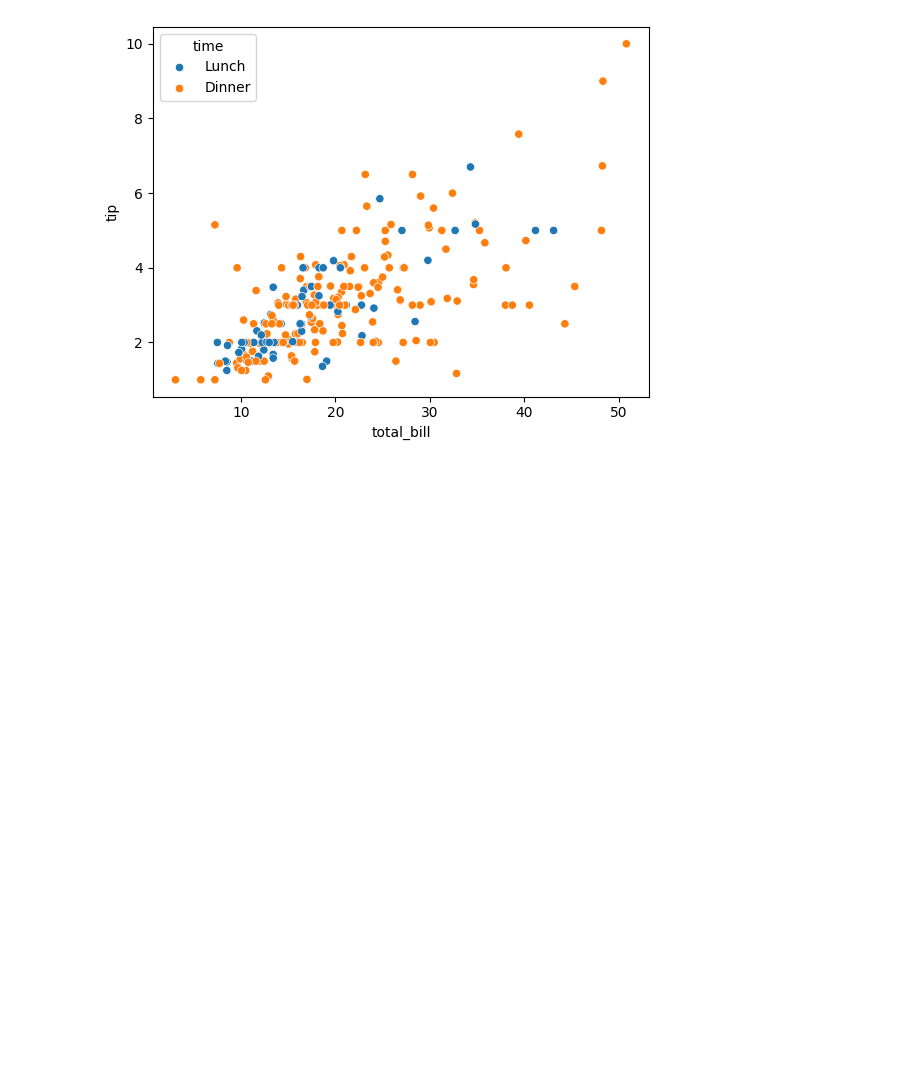
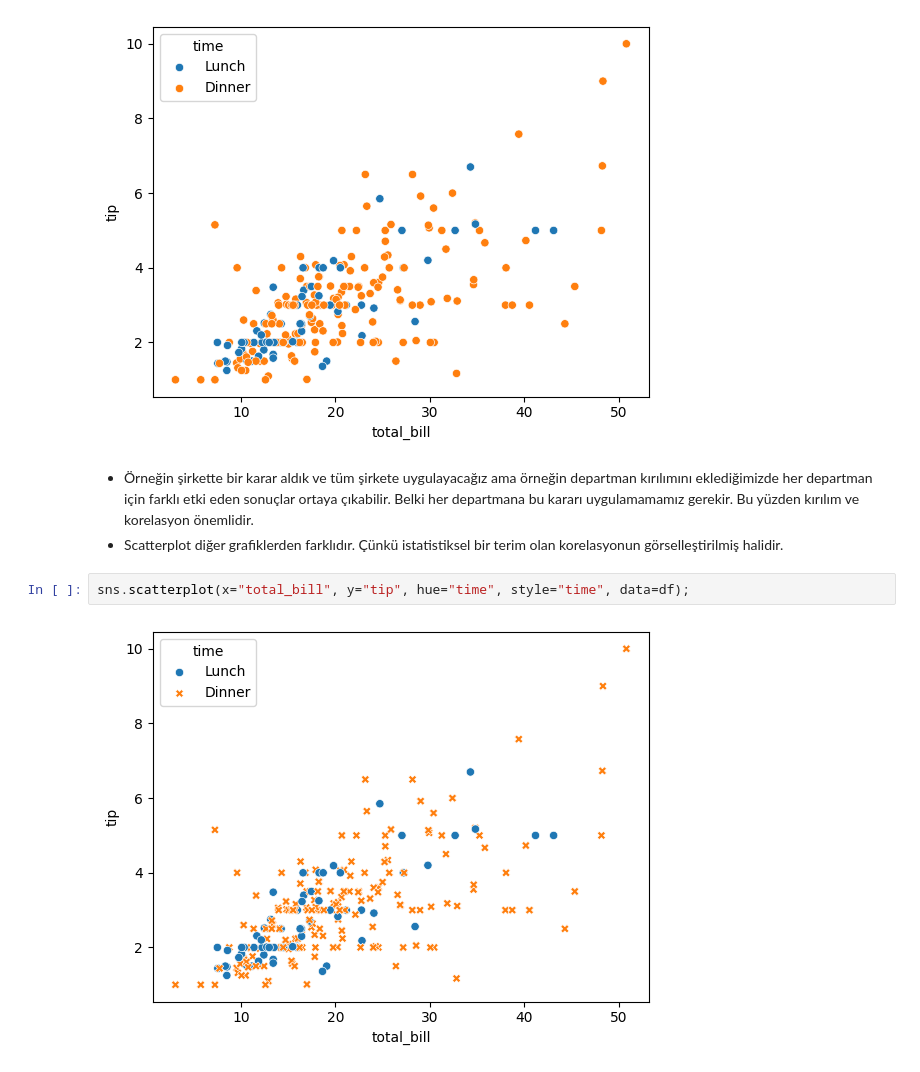
Before and after one commit to anonymo2239/Data-Science-and-Machine-Learning-Tutorial, a Jupyter notebook: VBO_Lectures/Exploratory Data Analysis (EDA) and Data Visualization/12_correlation_graphics.ipynb, the cells around one changed output. Saved outputs shown, nothing was run; the diff lists cells and outputs as text; blank space fills up the shorter version.

```diff
--- a/VBO_Lectures/Exploratory Data Analysis (EDA) and Data Visualization/12_correlation_graphics.ipynb
+++ b/VBO_Lectures/Exploratory Data Analysis (EDA) and Data Visualization/12_correlation_graphics.ipynb
@@ -37,3 +37,10 @@ sns.scatterplot(x="total_bill", y="tip", hue="time", data=df)
 # %% [output]
 <Axes: xlabel='total_bill', ylabel='tip'>
 [figure]
+# %% [markdown]
+* Örneğin şirkette bir karar aldık ve tüm şirkete uygulayacağız ama örneğin departman kırılımını eklediğimizde her departman için farklı etki eden sonuçlar ortaya çıkabilir. Belki her departmana bu kararı uygulamamamız gerekir. Bu yüzden kırılım ve korelasyon önemlidir.
+* Scatterplot diğer grafiklerden farklıdır. Çünkü istatistiksel bir terim olan korelasyonun görselleştirilmiş halidir.
+# %%
+sns.scatterplot(x="total_bill", y="tip", hue="time", style="time", data=df);
+# %% [output]
+[figure, added]
```
Also changed, not shown: parts of 4 cells of this notebook, 8 other files.
